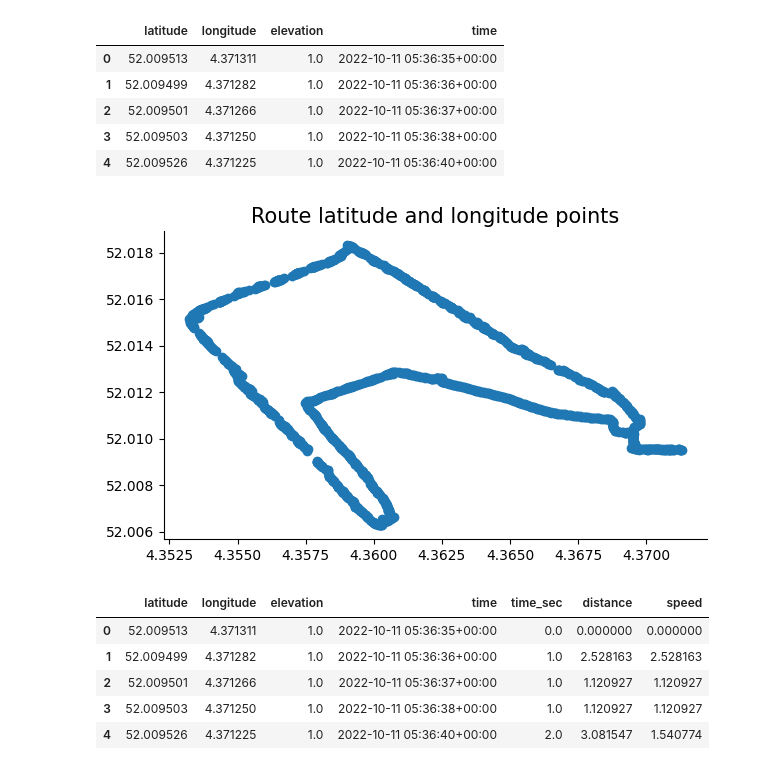
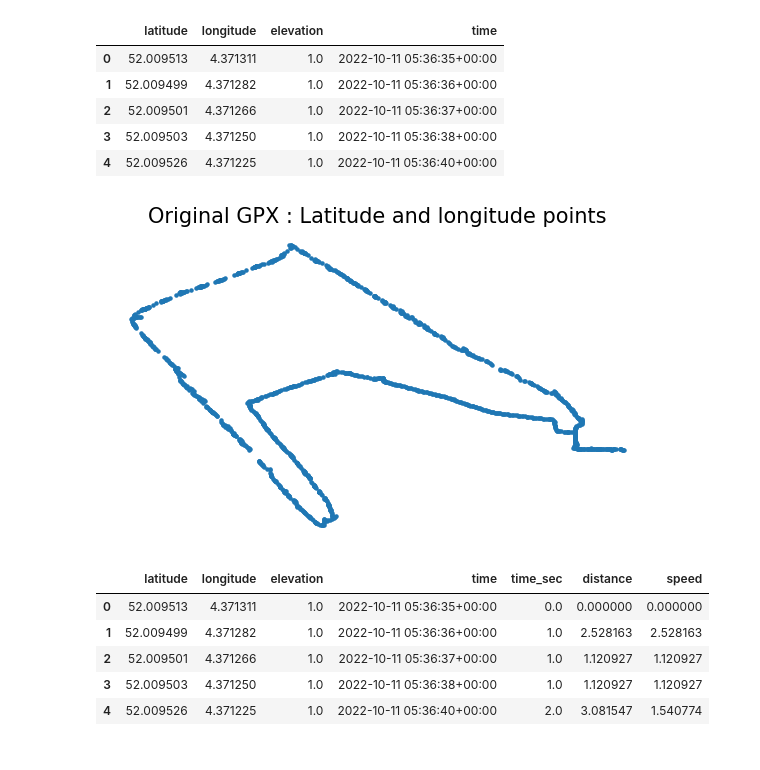
Before and after one commit to dheemantha-bhat/Reinforcement-Learning-Gym-Library, a Jupyter notebook: Strava_GPX_correction.ipynb, the cells around one changed output. Cells and saved outputs as stored; diff of their text form; code cells hidden in the pictures.

Commit message:
Plot changes

```diff
--- a/Strava_GPX_correction.ipynb
+++ b/Strava_GPX_correction.ipynb
@@ -67,10 +67,11 @@ route_df[:5]
 | 4 | 52.009526 | 4.371225 | 1.0 | 2022-10-11 05:36:40+00:00 |
 # %%
 plt.figure(figsize=(7, 4))
-plt.scatter(route_df['longitude'], route_df['latitude'])
-plt.title('Latitude and longitude points', size=15);
+plt.scatter(route_df['longitude'], route_df['latitude'],s=5)
+plt.title('Original GPX : Latitude and longitude points', size=15)
+plt.axis('off');
 # %% [output]
-[figure, old version]
+[figure, new version]
 # %%
 dist_list=[0]
 time_list=[0]
```
Also changed, not shown: parts of 1 cell of this notebook.
